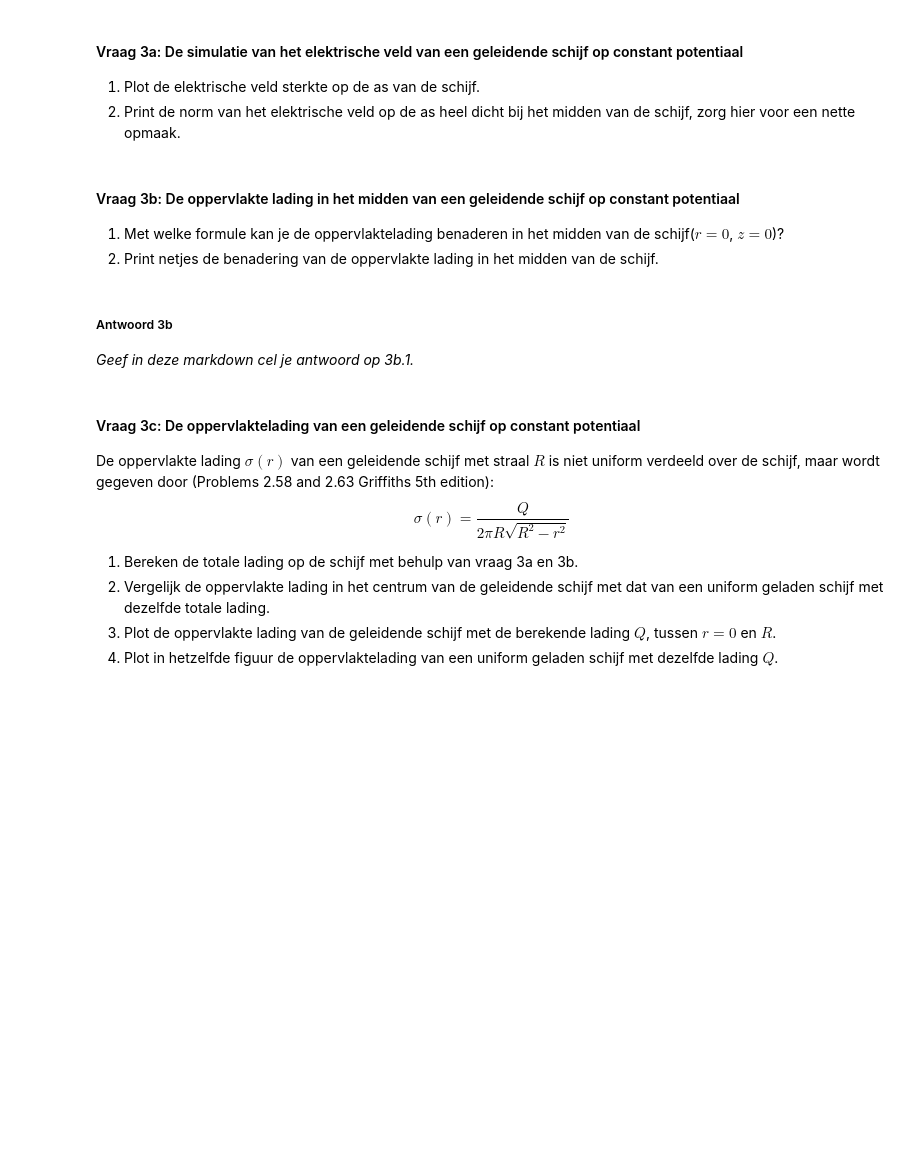
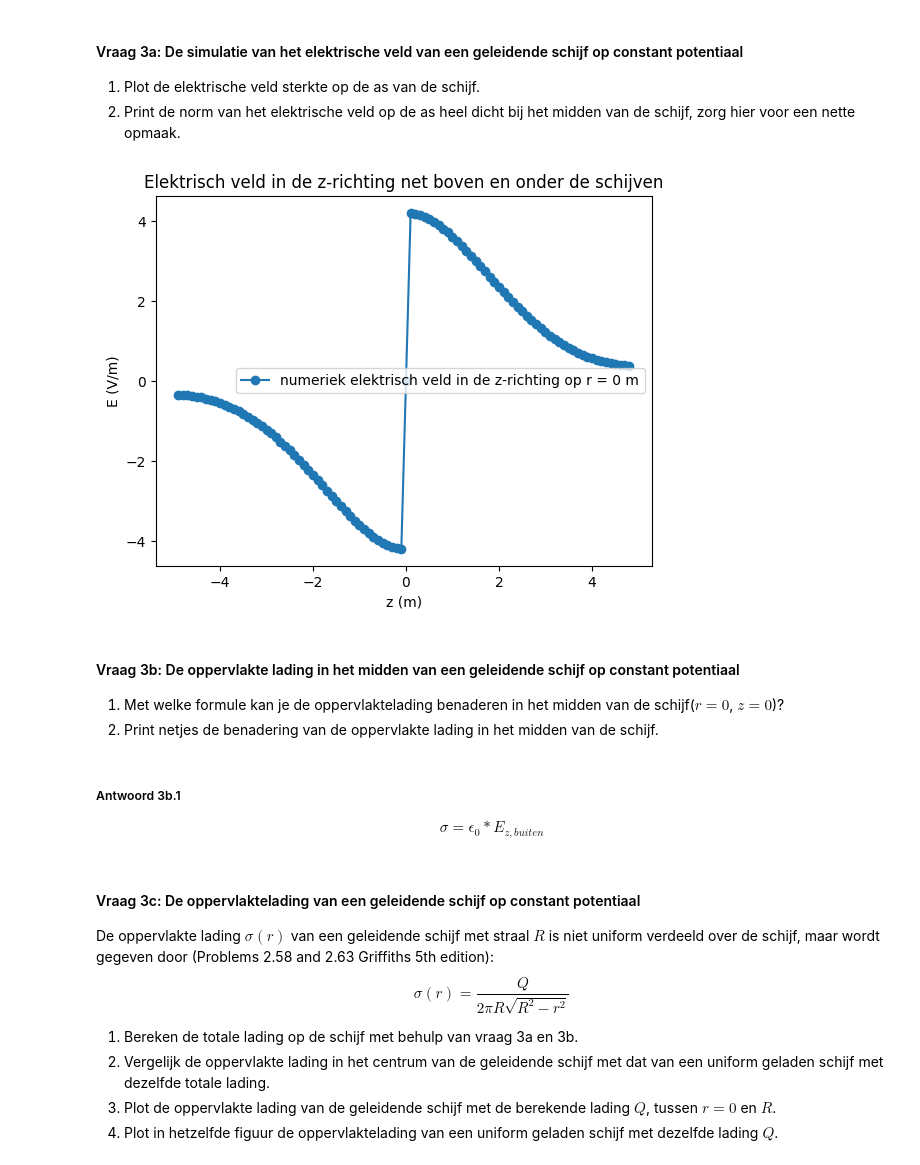
Before and after one commit to Peppertje/opdrachten-DEF-D-Pepper, a Jupyter notebook: DigitaleOntwerpopdrachten/1CondensatorOpdracht/CondensatorOntwerpopdracht.ipynb, the cells around one changed output. Saved outputs shown, nothing was run; the diff lists cells and outputs as text; code cells hidden in the pictures; blank space fills up the shorter version.

```diff
--- a/DigitaleOntwerpopdrachten/1CondensatorOpdracht/CondensatorOntwerpopdracht.ipynb
+++ b/DigitaleOntwerpopdrachten/1CondensatorOpdracht/CondensatorOntwerpopdracht.ipynb
@@ -356,6 +376,22 @@ z_for_E = z[1:-1]  # de centered finite-difference method kan E niet berekenen o
 Plot het berekende veld
 """
 plot_results_disk(Ez, Er, normE, V, r, z, grid_step, disk_radius, z_pos_disk1, z_pos_disk2)
+
+# Standaardarrays voor dimensies van het domein
+idx_V_z0 =find_idx_nearest(z, 0)
+idx_V_z1 = find_idx_nearest(z, 1)
+idx_V_zmin1 = find_idx_nearest(z, -1)
+idx_E_z0 = idx_V_z0 -1
+idx_E_z1 = idx_V_z1 -1
+idx_E_zmin1 = idx_V_zmin1 -1
+idx_V_r0 = find_idx_nearest(r, 0) # de index die hoort bij r = 0
+idx_E_r0 = idx_V_r0
+r_V = r # de straalwaarden
+r_V_log = np.log(r[1:])  # de straalwaarden, maar zonder het eerste punt (r = 0) omdat dat oneindig is
+r_E = r[1:-1]  # de straalwaarden, maar zonder het eerste en laatste punt door berekeningen van E op de randen van het domein
+r_E_log = np.log(r[2:-1])  # de straalwaarden, maar zonder het eerste en laatste punt door berekeningen van E op de randen van het domein, voor logaritmische weergave
+z_V = z  # de z-waarden waarop V is berekend
+z_E = z[1:-1]  # de z-waarden waarop E is berekend, vanwege de centered finite-difference method
 # %% [output]
 [figure]
 # %% [markdown]
@@ -364,15 +400,21 @@ plot_results_disk(Ez, Er, normE, V, r, z, grid_step, disk_radius, z_pos_disk1, z
 1. Plot de elektrische veld sterkte op de as van de schijf.
 2. Print de norm van het elektrische veld op de as heel dicht bij het midden van de schijf, zorg hier voor een nette opmaak.
 # %%
-###
-###Jouw code hier###
-###
+E3a = Ez[:, idx_E_r0]  # elektrisch veld in de z-richting op r = 0
+plt.plot(z_E, E3a, "o-", label="numeriek elektrisch veld in de z-richting op r = 0 m")
+plt.xlabel("z (m)")
+plt.ylabel("E (V/m)")
+plt.title("Elektrisch veld in de z-richting net boven en onder de schijven")
+plt.legend()
+plt.show()
+# %% [output]
+[figure, added]
 # %% [markdown]
 #### Vraag 3b: De oppervlakte lading in het midden van een geleidende schijf op constant potentiaal
 
 1. Met welke formule kan je de oppervlaktelading benaderen in het midden van de schijf($r=0$, $z=0$)?
 2. Print netjes de benadering van de oppervlakte lading in het midden van de schijf.
 # %% [markdown]
-##### Antwoord 3b
+##### Antwoord 3b.1
 
-*Geef in deze markdown cel je antwoord op 3b.1.*
+$$\sigma = \epsilon_0 * E_{z,buiten}$$
```
Also changed, not shown: parts of 18 cells of this notebook, 2 other files.
